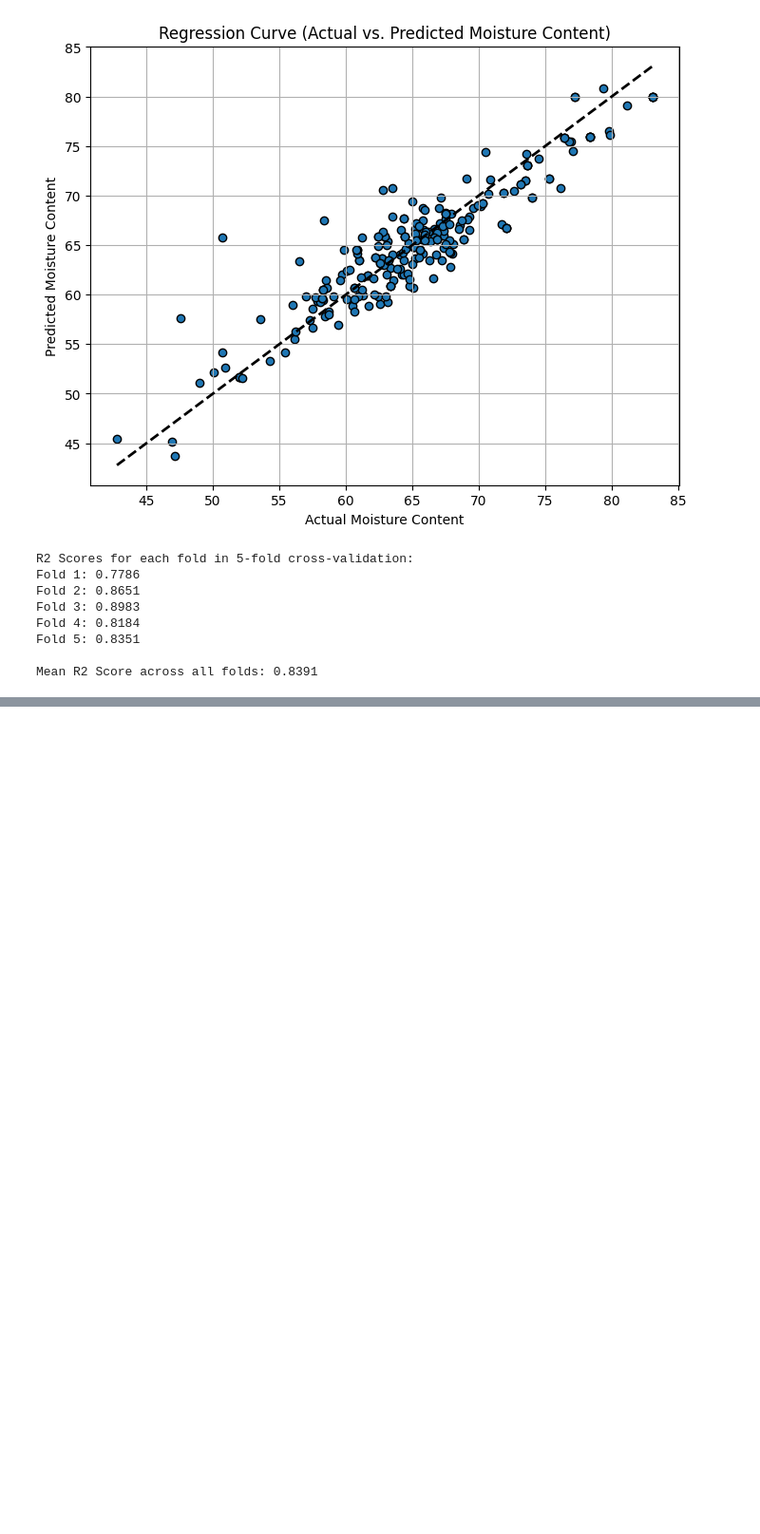
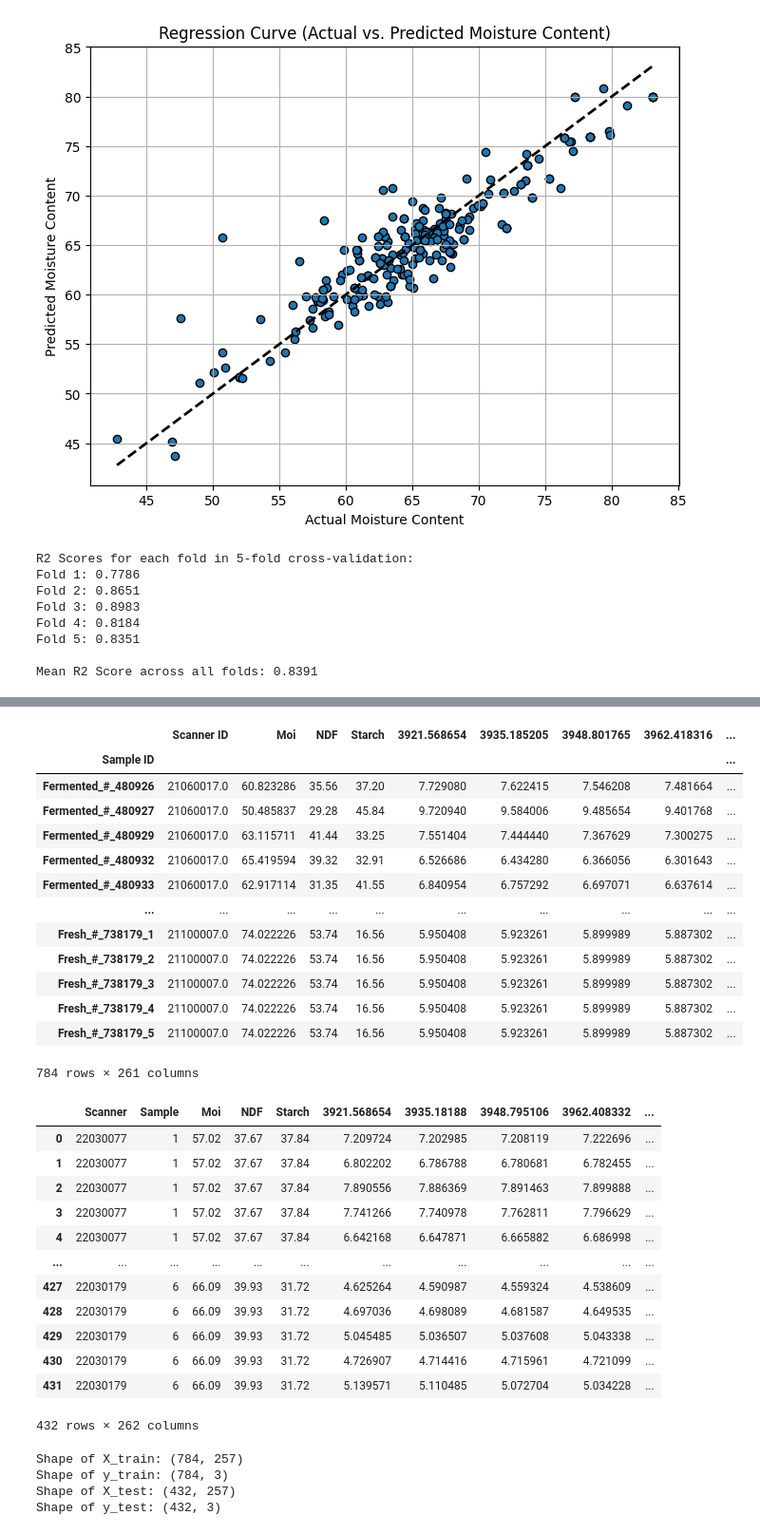
Before and after one commit to Raoina/Spectra-2-Image, a Jupyter notebook: notebooks/Models/PLS_with_Moisture_data.ipynb, the cells around one changed output, grey strips where cells are left out. Shown at 95% size. Saved outputs shown, nothing was run; the diff lists cells and outputs as text; code cells hidden in the pictures; blank space fills up the shorter version.

```diff
--- a/notebooks/Models/PLS_with_Moisture_data.ipynb
+++ b/notebooks/Models/PLS_with_Moisture_data.ipynb
@@ -395,0 +432,61 @@ Mean R2 Score across all folds: 0.8391
+# %%
+train_df_averaged = train_df.groupby('Sample ID').mean()
+test_df_averaged = test_df
+
+display(train_df_averaged)
+display(test_df_averaged)
+# %% [output]
+|  | Scanner ID | Moi | NDF | Starch | 3921.568654 | 3935.185205 | 3948.801765 | 3962.418316 | ... |
+| Sample ID |  |  |  |  |  |  |  |  | ... |
+| Fermented_#_480926 | 21060017.0 | 60.823286 | 35.56 | 37.20 | 7.729080 | 7.622415 | 7.546208 | 7.481664 | ... |
+| Fermented_#_480927 | 21060017.0 | 50.485837 | 29.28 | 45.84 | 9.720940 | 9.584006 | 9.485654 | 9.401768 | ... |
+| Fermented_#_480929 | 21060017.0 | 63.115711 | 41.44 | 33.25 | 7.551404 | 7.444440 | 7.367629 | 7.300275 | ... |
+| Fermented_#_480932 | 21060017.0 | 65.419594 | 39.32 | 32.91 | 6.526686 | 6.434280 | 6.366056 | 6.301643 | ... |
+| Fermented_#_480933 | 21060017.0 | 62.917114 | 31.35 | 41.55 | 6.840954 | 6.757292 | 6.697071 | 6.637614 | ... |
+| ... | ... | ... | ... | ... | ... | ... | ... | ... | ... |
+| Fresh_#_738179_1 | 21100007.0 | 74.022226 | 53.74 | 16.56 | 5.950408 | 5.923261 | 5.899989 | 5.887302 | ... |
+| Fresh_#_738179_2 | 21100007.0 | 74.022226 | 53.74 | 16.56 | 5.950408 | 5.923261 | 5.899989 | 5.887302 | ... |
+| Fresh_#_738179_3 | 21100007.0 | 74.022226 | 53.74 | 16.56 | 5.950408 | 5.923261 | 5.899989 | 5.887302 | ... |
+| Fresh_#_738179_4 | 21100007.0 | 74.022226 | 53.74 | 16.56 | 5.950408 | 5.923261 | 5.899989 | 5.887302 | ... |
+| Fresh_#_738179_5 | 21100007.0 | 74.022226 | 53.74 | 16.56 | 5.950408 | 5.923261 | 5.899989 | 5.887302 | ... |
+784 rows × 261 columns
+|  | Scanner | Sample | Moi | NDF | Starch | 3921.568654 | 3935.18188 | 3948.795106 | 3962.408332 | ... |
+| 0 | 22030077 | 1 | 57.02 | 37.67 | 37.84 | 7.209724 | 7.202985 | 7.208119 | 7.222696 | ... |
+| 1 | 22030077 | 1 | 57.02 | 37.67 | 37.84 | 6.802202 | 6.786788 | 6.780681 | 6.782455 | ... |
+| 2 | 22030077 | 1 | 57.02 | 37.67 | 37.84 | 7.890556 | 7.886369 | 7.891463 | 7.899888 | ... |
+| 3 | 22030077 | 1 | 57.02 | 37.67 | 37.84 | 7.741266 | 7.740978 | 7.762811 | 7.796629 | ... |
+| 4 | 22030077 | 1 | 57.02 | 37.67 | 37.84 | 6.642168 | 6.647871 | 6.665882 | 6.686998 | ... |
+| ... | ... | ... | ... | ... | ... | ... | ... | ... | ... | ... |
+| 427 | 22030179 | 6 | 66.09 | 39.93 | 31.72 | 4.625264 | 4.590987 | 4.559324 | 4.538609 | ... |
+| 428 | 22030179 | 6 | 66.09 | 39.93 | 31.72 | 4.697036 | 4.698089 | 4.681587 | 4.649535 | ... |
+| 429 | 22030179 | 6 | 66.09 | 39.93 | 31.72 | 5.045485 | 5.036507 | 5.037608 | 5.043338 | ... |
+| 430 | 22030179 | 6 | 66.09 | 39.93 | 31.72 | 4.726907 | 4.714416 | 4.715961 | 4.721099 | ... |
+| 431 | 22030179 | 6 | 66.09 | 39.93 | 31.72 | 5.139571 | 5.110485 | 5.072704 | 5.034228 | ... |
+432 rows × 262 columns
+# %%
+target_cols = ['Moi', 'NDF', 'Starch']
+
+# Identify spectral columns in train_df_averaged
+spectral_cols_train = [col for col in train_df_averaged.columns if col not in target_cols and col != 'Scanner ID']
+
+# Identify spectral columns in test_df_averaged - assuming the Scanner and Sample columns are not spectral and the rest are.
+# I'll filter out 'Scanner' and 'Sample' explicitly and assume the remaining non-target columns are spectral.
+non_spectral_non_target_cols_test = ['Scanner', 'Sample']
+spectral_cols_test = [col for col in test_df_averaged.columns if col not in target_cols and col not in non_spectral_non_target_cols_test]
+
+
+X_train = train_df_averaged[spectral_cols_train]
+y_train = train_df_averaged[target_cols]
+
+X_test = test_df_averaged[spectral_cols_test]
+y_test = test_df_averaged[target_cols]
+
+print("Shape of X_train:", X_train.shape)
+print("Shape of y_train:", y_train.shape)
+print("Shape of X_test:", X_test.shape)
+print("Shape of y_test:", y_test.shape)
+# %% [output]
+Shape of X_train: (784, 257)
+Shape of y_train: (784, 3)
+Shape of X_test: (432, 257)
+Shape of y_test: (432, 3)
```
Also changed, not shown: parts of 9 cells of this notebook.
